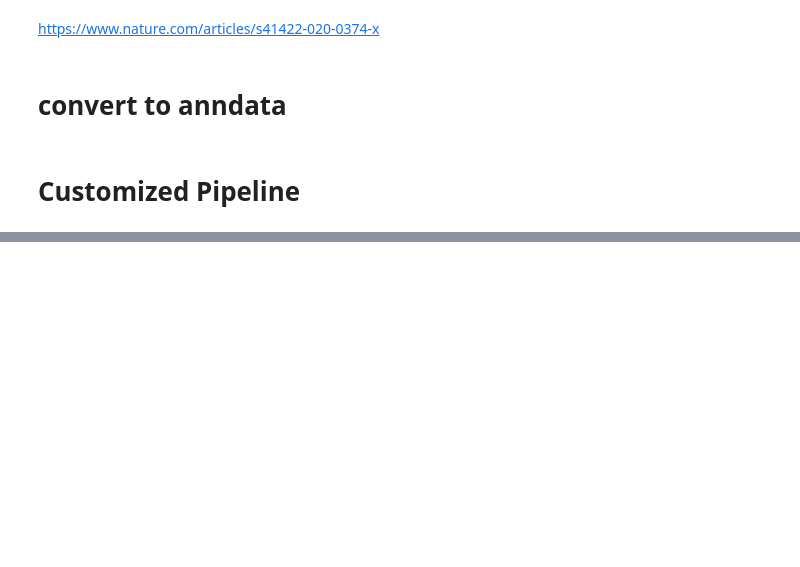
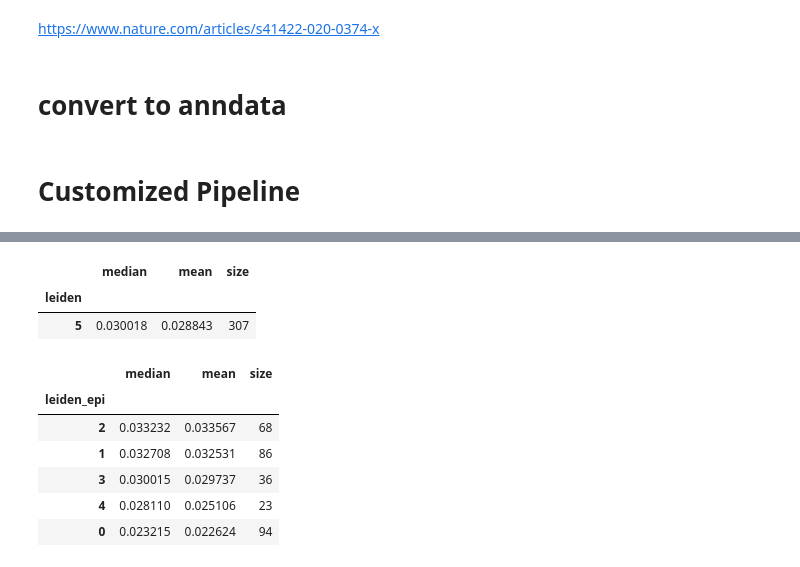
Before and after one commit to Irfanwustl/scRNA-seq-pipeline, a Jupyter notebook: examples/Chen_CellRes_2020.ipynb, the cells around one changed output, grey strips where cells are left out. Cells and saved outputs as stored; diff of their text form; code cells hidden in the pictures; blank space fills up the shorter version.

```diff
--- a/examples/Chen_CellRes_2020.ipynb
+++ b/examples/Chen_CellRes_2020.ipynb
@@ -337,0 +630,19 @@ var_group_labels: chr1, chr2, chr3, etc.
+# %%
+epi = adata[adata.obs["broad_cell_type"] == "Epithelial"].copy()
+
+df = epi.obs.copy()
+df["cnv_amp"] = epi.obs["cnv_amp"].values
+
+cluster_key = "leiden"
+
+cluster_stats = (
+    df.groupby(cluster_key)["cnv_amp"]
+      .agg(["median", "mean", "size"])
+      .sort_values("median", ascending=False)
+)
+
+cluster_stats
+# %% [output]
+|  | median | mean | size |
+| leiden |  |  |  |
+| 5 | 0.030018 | 0.028843 | 307 |
@@ -337,0 +656,19 @@ var_group_labels: chr1, chr2, chr3, etc.
+# %%
+df = epi.obs.copy()
+df["cnv_amp"] = epi.obs["cnv_amp"].values
+
+cluster_stats = (
+    df.groupby("leiden_epi")["cnv_amp"]
+      .agg(["median", "mean", "size"])
+      .sort_values("median", ascending=False)
+)
+
+cluster_stats
+# %% [output]
+|  | median | mean | size |
+| leiden_epi |  |  |  |
+| 2 | 0.033232 | 0.033567 | 68 |
+| 1 | 0.032708 | 0.032531 | 86 |
+| 3 | 0.030015 | 0.029737 | 36 |
+| 4 | 0.028110 | 0.025106 | 23 |
+| 0 | 0.023215 | 0.022624 | 94 |
```
Also changed, not shown: parts of 16 cells of this notebook.
